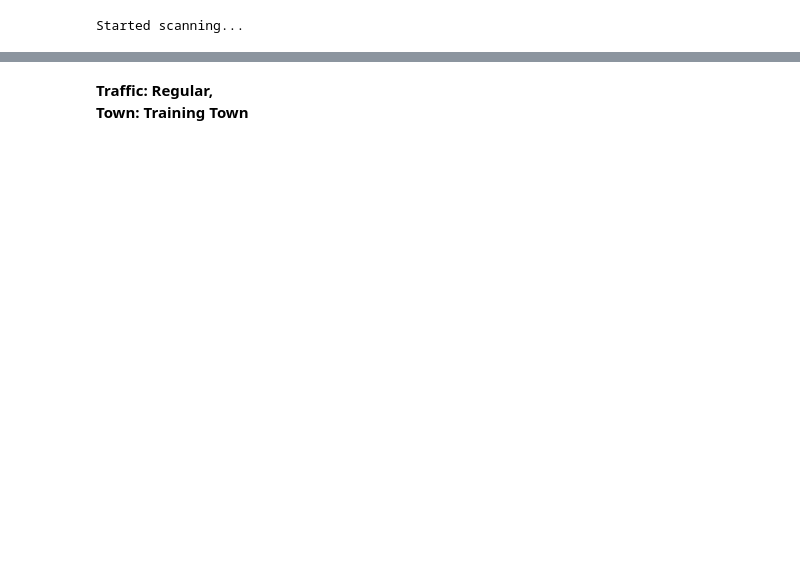
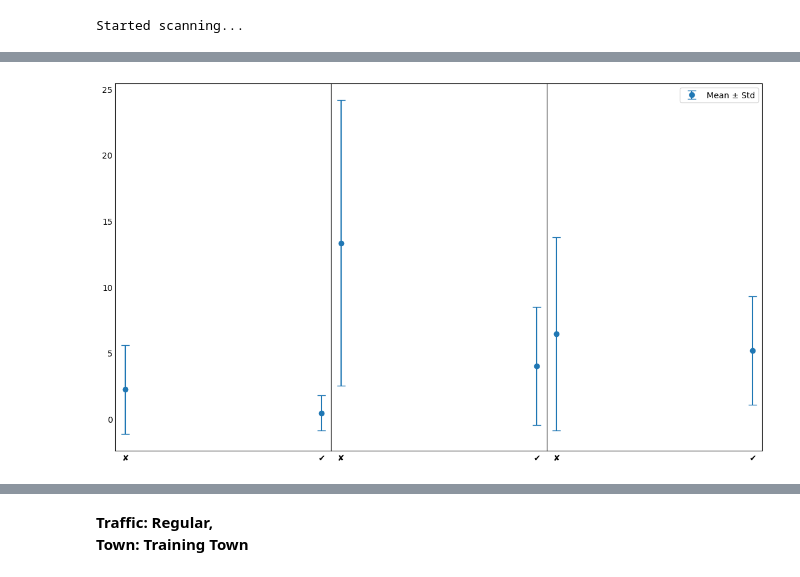
Before and after one commit to MaximilianHilbert/carla_garage, a Jupyter notebook: tools/closed_loop_analysis.ipynb, the cells around one changed output, grey strips where cells are left out. Cells and saved outputs as stored; diff of their text form; code cells hidden in the pictures; blank space fills up the shorter version.

```diff
--- a/tools/closed_loop_analysis.ipynb
+++ b/tools/closed_loop_analysis.ipynb
@@ -82,0 +171,12 @@ groups
+# %%
+groups = town01_regular.groupby(["baseline"])
+fig, axes = plt.subplots(1, len(groups), sharey=True, figsize=(14,8))
+for ax, (index, group) in zip(axes, groups):
+    # The rename_axis function makes the difference
+    group=group.reset_index()
+    ax.errorbar(group["Head"], group["timeout_mean"], yerr=group['timeout_std'],fmt='o', capsize=5, label='Mean ± Std')
+    ax.tick_params(axis='both', which='both', length=0)
+ax.legend()
+fig.subplots_adjust(wspace=0)
+# %% [output]
+[figure, added]
```
Also changed, not shown: parts of 21 cells of this notebook.
